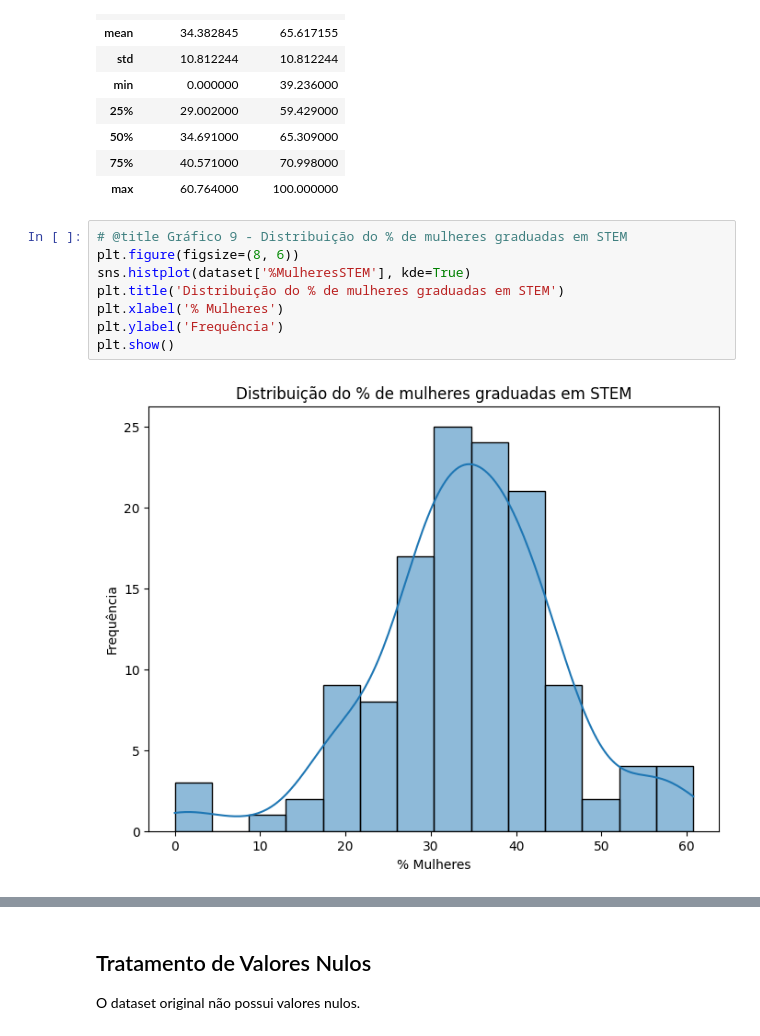
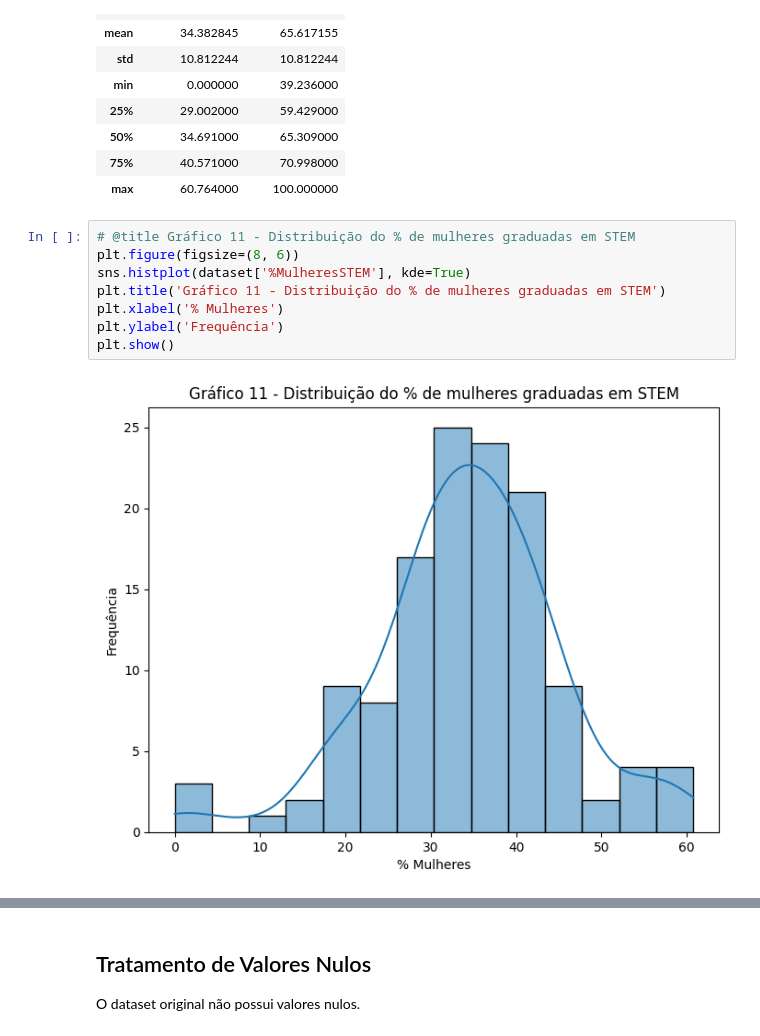
Before and after one commit to pztavares/PUC, a Jupyter notebook: MVP_PZT_Análise_de_Dados_e_Boas_Práticas.ipynb, the cells around one changed output, grey strips where cells are left out. Cells and saved outputs as stored; diff of their text form.

```diff
--- a/MVP_PZT_Análise_de_Dados_e_Boas_Práticas.ipynb
+++ b/MVP_PZT_Análise_de_Dados_e_Boas_Práticas.ipynb
@@ -506,13 +560,13 @@ dataset[['%MulheresSTEM', '%HomensSTEM']].describe()
 | 75% | 40.571000 | 70.998000 |
 | max | 60.764000 | 100.000000 |
 # %%
-# @title Gráfico 9 - Distribuição do % de mulheres graduadas em STEM
+# @title Gráfico 11 - Distribuição do % de mulheres graduadas em STEM
 plt.figure(figsize=(8, 6))
 sns.histplot(dataset['%MulheresSTEM'], kde=True)
-plt.title('Distribuição do % de mulheres graduadas em STEM')
+plt.title('Gráfico 11 - Distribuição do % de mulheres graduadas em STEM')
 plt.xlabel('% Mulheres')
 plt.ylabel('Frequência')
 plt.show()
 # %% [output]
-[figure, old version]
+[figure, new version]
 # %%
```
Also changed, not shown: parts of 23 cells of this notebook.
